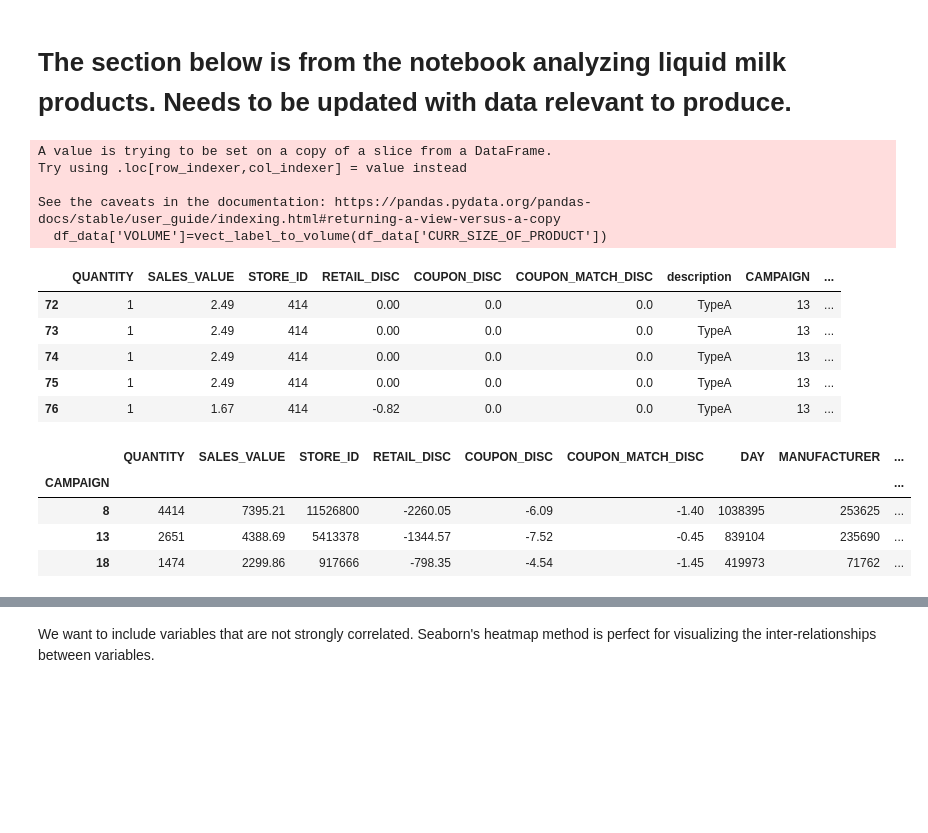
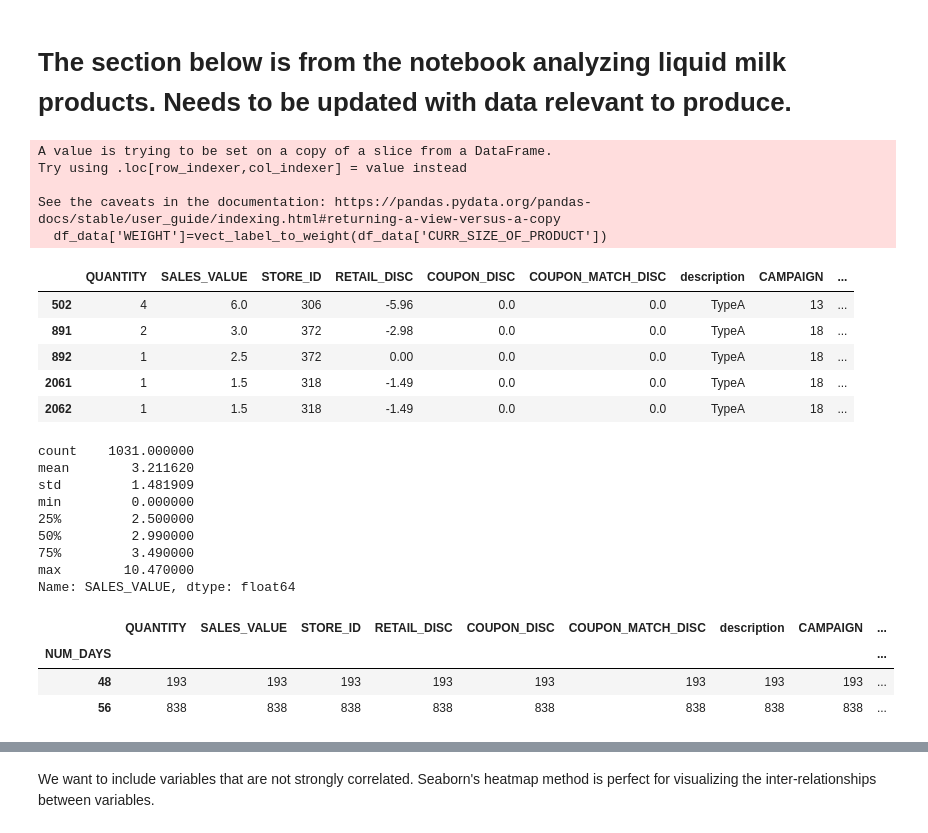
Before and after one commit to abiswas20/grocery-estimate-target-sales-value, a Jupyter notebook: produce/Analysis_of_produce_sales_at_a_grocery_store-In_progress.ipynb, the cells around one changed output, grey strips where cells are left out. Cells and saved outputs as stored; diff of their text form; code cells hidden in the pictures; blank space fills up the shorter version.

```diff
--- a/produce/Analysis_of_produce_sales_at_a_grocery_store-In_progress.ipynb
+++ b/produce/Analysis_of_produce_sales_at_a_grocery_store-In_progress.ipynb
@@ -160,2 +275,0 @@ array(['QUANTITY', 'SALES_VALUE', 'STORE_ID', 'RETAIL_DISC', 'TRANS_TIME',
-# %%
-df_data.drop(['TRANS_TIME','AGE_DESC', 'MARITAL_STATUS_CODE', 'INCOME_DESC', 'HOMEOWNER_DESC', 'HH_COMP_DESC', 'HOUSEHOLD_SIZE_DESC','KID_CATEGORY_DESC', 'DEPARTMENT', 'COMMODITY_DESC','DISCOUNT_PCT'], axis=1, inplace=True)
@@ -167 +278,3 @@ See the caveats in the documentation: https://pandas.pydata.org/pandas-docs/stab
+# %%
+df_data=df_data[df_data['SUB_COMMODITY_DESC']=='STRAWBERRIES']
 # %%
@@ -198,43 +284,51 @@ Name: CURR_SIZE_OF_PRODUCT, Length: 181, dtype: int64
 # %% [markdown]
 # The section below is from the notebook analyzing liquid milk products. Needs to be updated with data relevant to produce.
 # %%
-def label_to_volume(label):
-    volume=int()
-    if label=='1 GA':
-        volume=128
-    elif label=='1 PT':
-        volume=16
-    elif label=='16 OZ':
-        volume=16
-    elif label=='1 QT':
-        volume=32
-    elif label=='PT':
-        volume=16
+def label_to_weight(label):
+    weight=int()
+    if label=='16 OZ':
+        weight=16
+    elif label=='1 LB':
+        weight=16
+    elif label=='4 LB':
+        weight=64
 
-    return volume
+    return weight
 
-vect_label_to_volume=np.vectorize(label_to_volume)
+vect_label_to_weight=np.vectorize(label_to_weight)
 # %%
-df_data['VOLUME']=vect_label_to_volume(df_data['CURR_SIZE_OF_PRODUCT'])
+df_data['WEIGHT']=vect_label_to_weight(df_data['CURR_SIZE_OF_PRODUCT'])
+df_data=df_data[df_data.notna()]
 df_data.head()
 # %% [output]
 A value is trying to be set on a copy of a slice from a DataFrame.
 Try using .loc[row_indexer,col_indexer] = value instead
 
 See the caveats in the documentation: https://pandas.pydata.org/pandas-docs/stable/user_guide/indexing.html#returning-a-view-versus-a-copy
-  df_data['VOLUME']=vect_label_to_volume(df_data['CURR_SIZE_OF_PRODUCT'])
+  df_data['WEIGHT']=vect_label_to_weight(df_data['CURR_SIZE_OF_PRODUCT'])
 |  | QUANTITY | SALES_VALUE | STORE_ID | RETAIL_DISC | COUPON_DISC | COUPON_MATCH_DISC | description | CAMPAIGN | ... |
-| 72 | 1 | 2.49 | 414 | 0.00 | 0.0 | 0.0 | TypeA | 13 | ... |
-| 73 | 1 | 2.49 | 414 | 0.00 | 0.0 | 0.0 | TypeA | 13 | ... |
-| 74 | 1 | 2.49 | 414 | 0.00 | 0.0 | 0.0 | TypeA | 13 | ... |
-| 75 | 1 | 2.49 | 414 | 0.00 | 0.0 | 0.0 | TypeA | 13 | ... |
-| 76 | 1 | 1.67 | 414 | -0.82 | 0.0 | 0.0 | TypeA | 13 | ... |
+| 502 | 4 | 6.0 | 306 | -5.96 | 0.0 | 0.0 | TypeA | 13 | ... |
+| 891 | 2 | 3.0 | 372 | -2.98 | 0.0 | 0.0 | TypeA | 18 | ... |
+| 892 | 1 | 2.5 | 372 | 0.00 | 0.0 | 0.0 | TypeA | 18 | ... |
+| 2061 | 1 | 1.5 | 318 | -1.49 | 0.0 | 0.0 | TypeA | 18 | ... |
+| 2062 | 1 | 1.5 | 318 | -1.49 | 0.0 | 0.0 | TypeA | 18 | ... |
+# %%
+df_data['SALES_VALUE'].describe()
+# %% [output]
+count    1031.000000
+mean        3.211620
+std         1.481909
+min         0.000000
+25%         2.500000
+50%         2.990000
+75%         3.490000
+max        10.470000
+Name: SALES_VALUE, dtype: float64
 # %%
-df_data.groupby('CAMPAIGN').sum()
+df_data.groupby('NUM_DAYS').count()
 # %% [output]
-|  | QUANTITY | SALES_VALUE | STORE_ID | RETAIL_DISC | COUPON_DISC | COUPON_MATCH_DISC | DAY | MANUFACTURER | ... |
-| CAMPAIGN |  |  |  |  |  |  |  |  | ... |
-| 8 | 4414 | 7395.21 | 11526800 | -2260.05 | -6.09 | -1.40 | 1038395 | 253625 | ... |
-| 13 | 2651 | 4388.69 | 5413378 | -1344.57 | -7.52 | -0.45 | 839104 | 235690 | ... |
-| 18 | 1474 | 2299.86 | 917666 | -798.35 | -4.54 | -1.45 | 419973 | 71762 | ... |
+|  | QUANTITY | SALES_VALUE | STORE_ID | RETAIL_DISC | COUPON_DISC | COUPON_MATCH_DISC | description | CAMPAIGN | ... |
+| NUM_DAYS |  |  |  |  |  |  |  |  | ... |
+| 48 | 193 | 193 | 193 | 193 | 193 | 193 | 193 | 193 | ... |
+| 56 | 838 | 838 | 838 | 838 | 838 | 838 | 838 | 838 | ... |
 # %%
```
Also changed, not shown: parts of 59 cells of this notebook, 3 other files.
